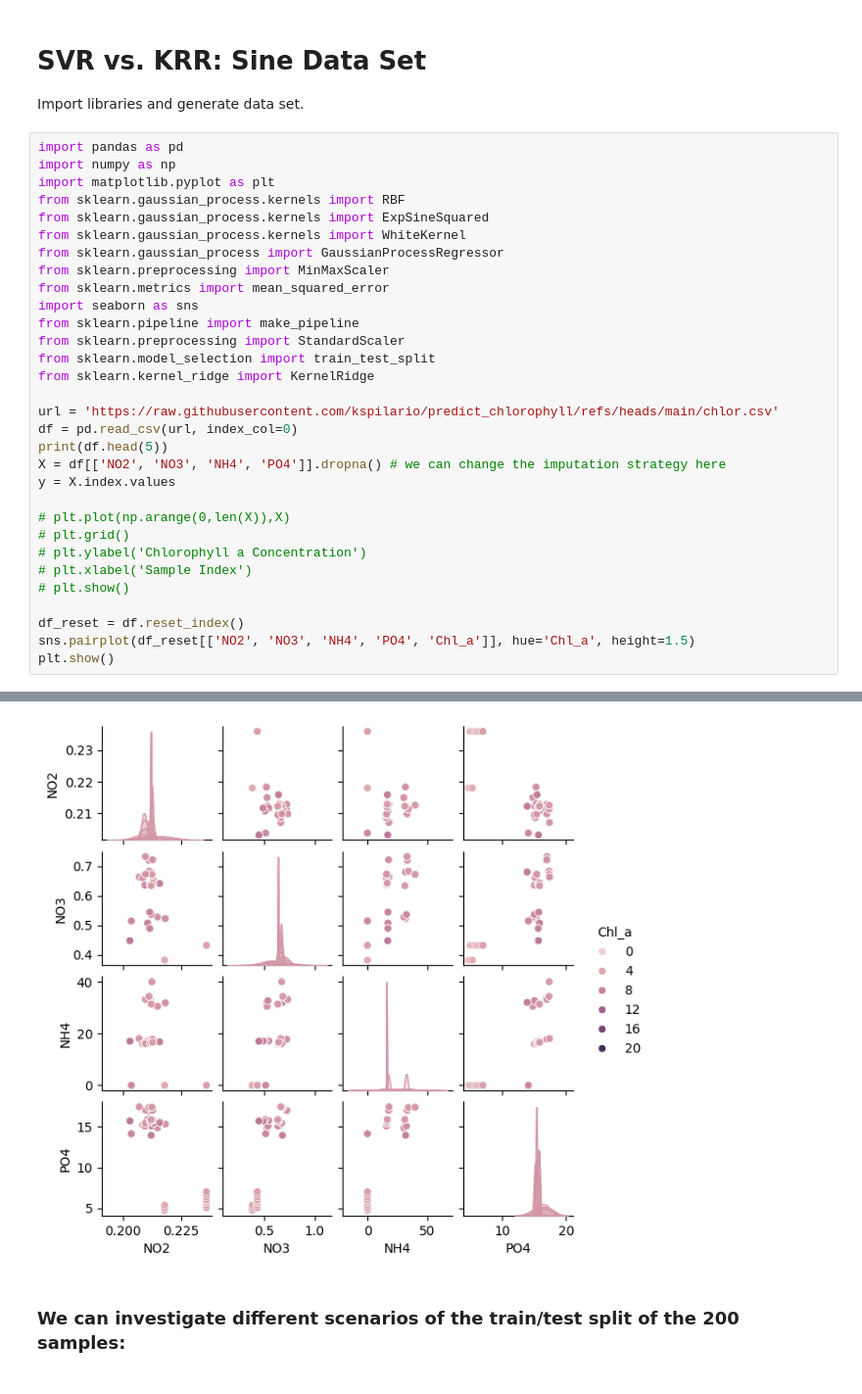
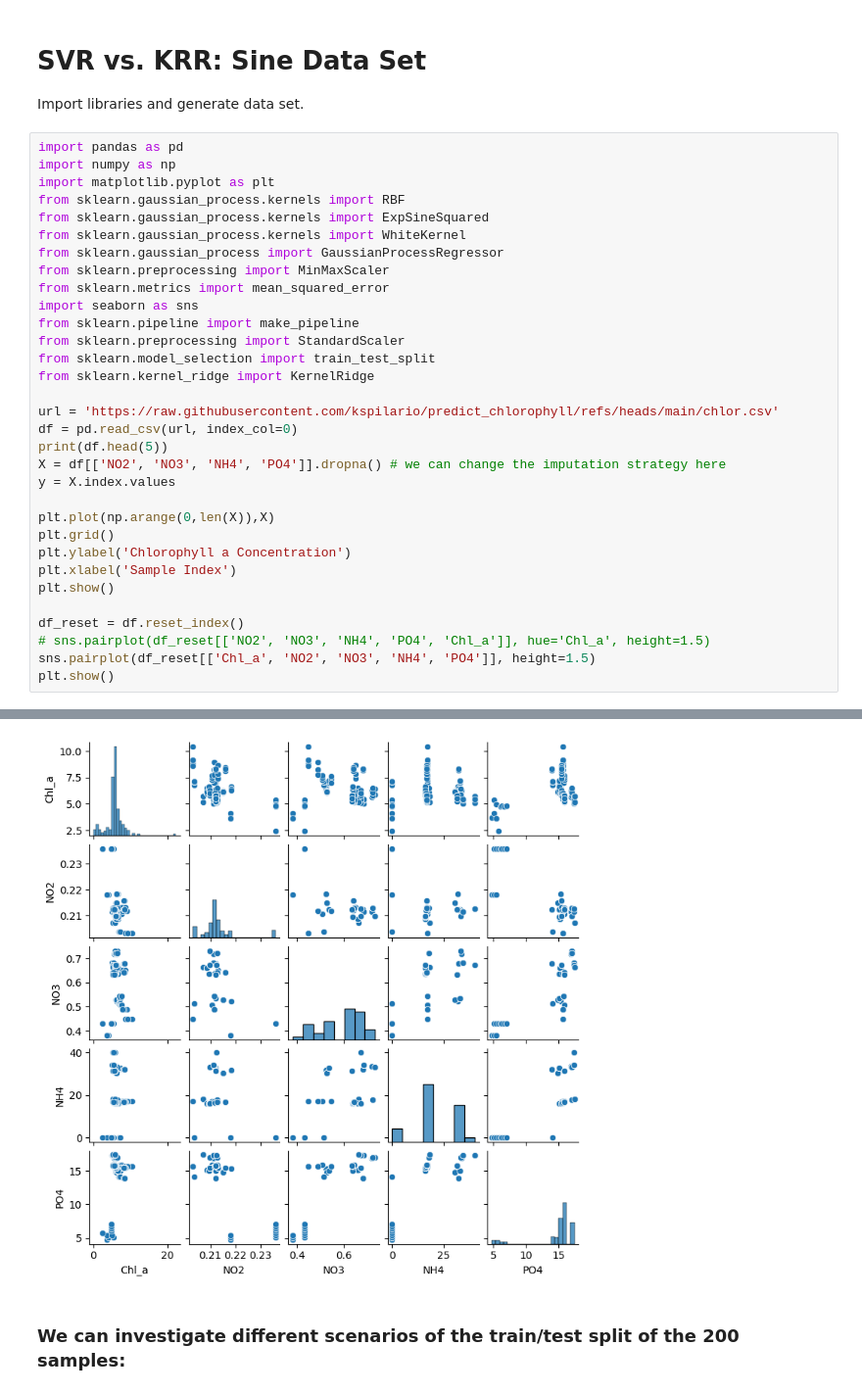
Before and after one commit to pctiope/AI221, a Jupyter notebook: Kernel_Methods/mex2_2_2.ipynb, the cells around one changed output, grey strips where cells are left out. Shown: that part at 98% size. Cells and saved outputs as stored; diff of their text form.

```diff
--- a/Kernel_Methods/mex2_2_2.ipynb
+++ b/Kernel_Methods/mex2_2_2.ipynb
@@ -8,40 +8,41 @@ import matplotlib.pyplot as plt
 from sklearn.gaussian_process.kernels import RBF
 from sklearn.gaussian_process.kernels import ExpSineSquared
 from sklearn.gaussian_process.kernels import WhiteKernel
 from sklearn.gaussian_process import GaussianProcessRegressor
 from sklearn.preprocessing import MinMaxScaler
 from sklearn.metrics import mean_squared_error
 import seaborn as sns
 from sklearn.pipeline import make_pipeline
 from sklearn.preprocessing import StandardScaler
 from sklearn.model_selection import train_test_split
 from sklearn.kernel_ridge import KernelRidge
 
 url = 'https://raw.githubusercontent.com/kspilario/predict_chlorophyll/refs/heads/main/chlor.csv'
 df = pd.read_csv(url, index_col=0)
 print(df.head(5))
 X = df[['NO2', 'NO3', 'NH4', 'PO4']].dropna() # we can change the imputation strategy here
 y = X.index.values
 
-# plt.plot(np.arange(0,len(X)),X)
-# plt.grid()
-# plt.ylabel('Chlorophyll a Concentration')
-# plt.xlabel('Sample Index')
-# plt.show()
+plt.plot(np.arange(0,len(X)),X)
+plt.grid()
+plt.ylabel('Chlorophyll a Concentration')
+plt.xlabel('Sample Index')
+plt.show()
 
 df_reset = df.reset_index()
-sns.pairplot(df_reset[['NO2', 'NO3', 'NH4', 'PO4', 'Chl_a']], hue='Chl_a', height=1.5)
+# sns.pairplot(df_reset[['NO2', 'NO3', 'NH4', 'PO4', 'Chl_a']], hue='Chl_a', height=1.5)
+sns.pairplot(df_reset[['Chl_a', 'NO2', 'NO3', 'NH4', 'PO4']], height=1.5)
 plt.show()
 # %% [output]
         Phy      NO2       NO3        NH4        PO4 Site       Bay  Depth
 Chl_a
 6.66   0.74  0.21830  0.522735  31.784807  15.317651  XVI  West Bay  1.097
 6.45   0.78  0.21830  0.522735  31.784807  15.317651  XVI  West Bay  1.098
 6.27   0.77  0.21830  0.522735  31.784807  15.317651  XVI  West Bay  1.098
 6.13   0.58  0.21495  0.527931  30.446107  14.834307  XVI  West Bay  2.004
 6.10   0.57  0.21495  0.527931  30.446107  14.834307  XVI  West Bay  2.004
 [figure]
-[figure, old version]
+[figure, new version]
 # %% [markdown]
 ### We can investigate different scenarios of the train/test split of the 200 samples:
 # %% [markdown]
```
Also changed, not shown: parts of 2 cells of this notebook, 2 other files.
